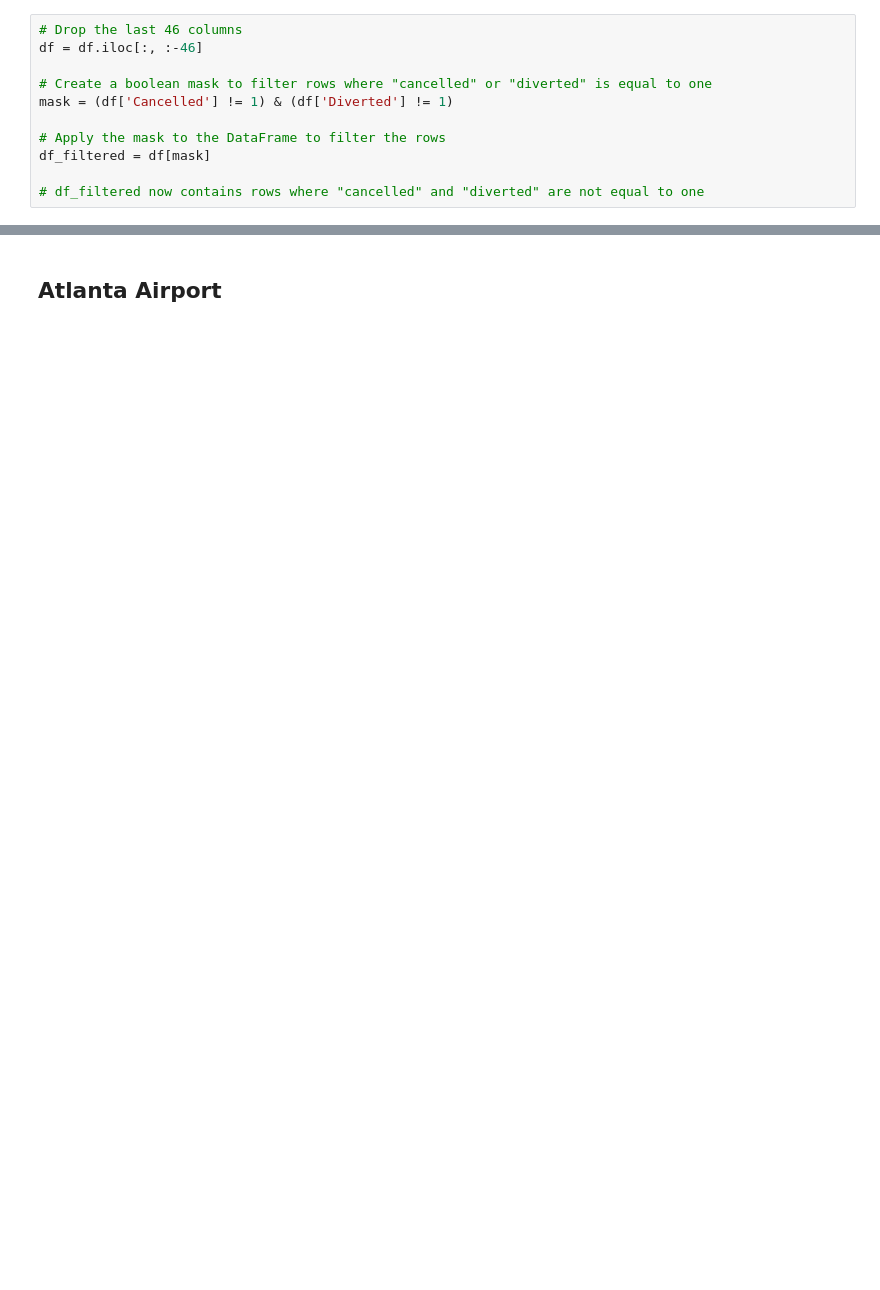
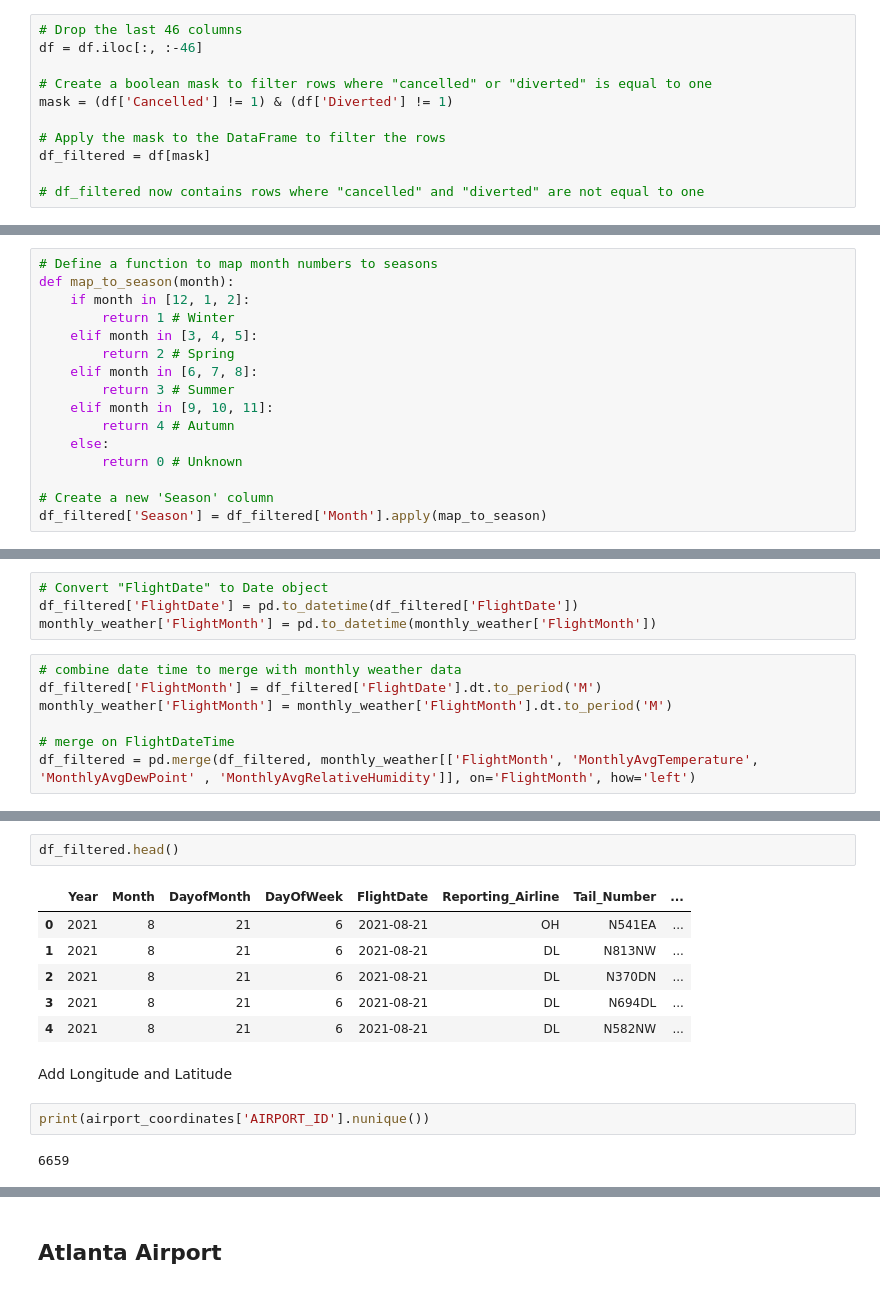
Before and after one commit to nicohash/strategic-flight-prediction, a Jupyter notebook: code/data_cleaner.ipynb, the cells around one changed output, grey strips where cells are left out. Saved outputs shown, nothing was run; the diff lists cells and outputs as text; blank space fills up the shorter version.

```diff
--- a/code/data_cleaner.ipynb
+++ b/code/data_cleaner.ipynb
@@ -47,3 +203,19 @@ df_filtered.reset_index(drop=True, inplace=True)
+# %%
+# Define a function to map month numbers to seasons
+def map_to_season(month):
+    if month in [12, 1, 2]:
+        return 1 # Winter
+    elif month in [3, 4, 5]:
+        return 2 # Spring
+    elif month in [6, 7, 8]:
+        return 3 # Summer
+    elif month in [9, 10, 11]:
+        return 4 # Autumn
+    else:
+        return 0 # Unknown
+
+# Create a new 'Season' column
+df_filtered['Season'] = df_filtered['Month'].apply(map_to_season)
 # %%
 df_filtered.info()
 # %% [output]
@@ -66,0 +306,11 @@ memory usage: 3.8+ GB
+# %%
+# Convert "FlightDate" to Date object
+df_filtered['FlightDate'] = pd.to_datetime(df_filtered['FlightDate'])
+monthly_weather['FlightMonth'] = pd.to_datetime(monthly_weather['FlightMonth'])
+# %%
+# combine date time to merge with monthly weather data
+df_filtered['FlightMonth'] = df_filtered['FlightDate'].dt.to_period('M')
+monthly_weather['FlightMonth'] = monthly_weather['FlightMonth'].dt.to_period('M')
+
+# merge on FlightDateTime
+df_filtered = pd.merge(df_filtered, monthly_weather[['FlightMonth', 'MonthlyAvgTemperature', 'MonthlyAvgDewPoint' , 'MonthlyAvgRelativeHumidity']], on='FlightMonth', how='left')
@@ -66,0 +337,15 @@ memory usage: 3.8+ GB
+# %%
+df_filtered.head()
+# %% [output]
+|  | Year | Month | DayofMonth | DayOfWeek | FlightDate | Reporting_Airline | Tail_Number | ... |
+| 0 | 2021 | 8 | 21 | 6 | 2021-08-21 | OH | N541EA | ... |
+| 1 | 2021 | 8 | 21 | 6 | 2021-08-21 | DL | N813NW | ... |
+| 2 | 2021 | 8 | 21 | 6 | 2021-08-21 | DL | N370DN | ... |
+| 3 | 2021 | 8 | 21 | 6 | 2021-08-21 | DL | N694DL | ... |
+| 4 | 2021 | 8 | 21 | 6 | 2021-08-21 | DL | N582NW | ... |
+# %% [markdown]
+Add Longitude and Latitude
+# %%
+print(airport_coordinates['AIRPORT_ID'].nunique())
+# %% [output]
+6659
```
Also changed, not shown: parts of 43 cells of this notebook, 11 other files.
